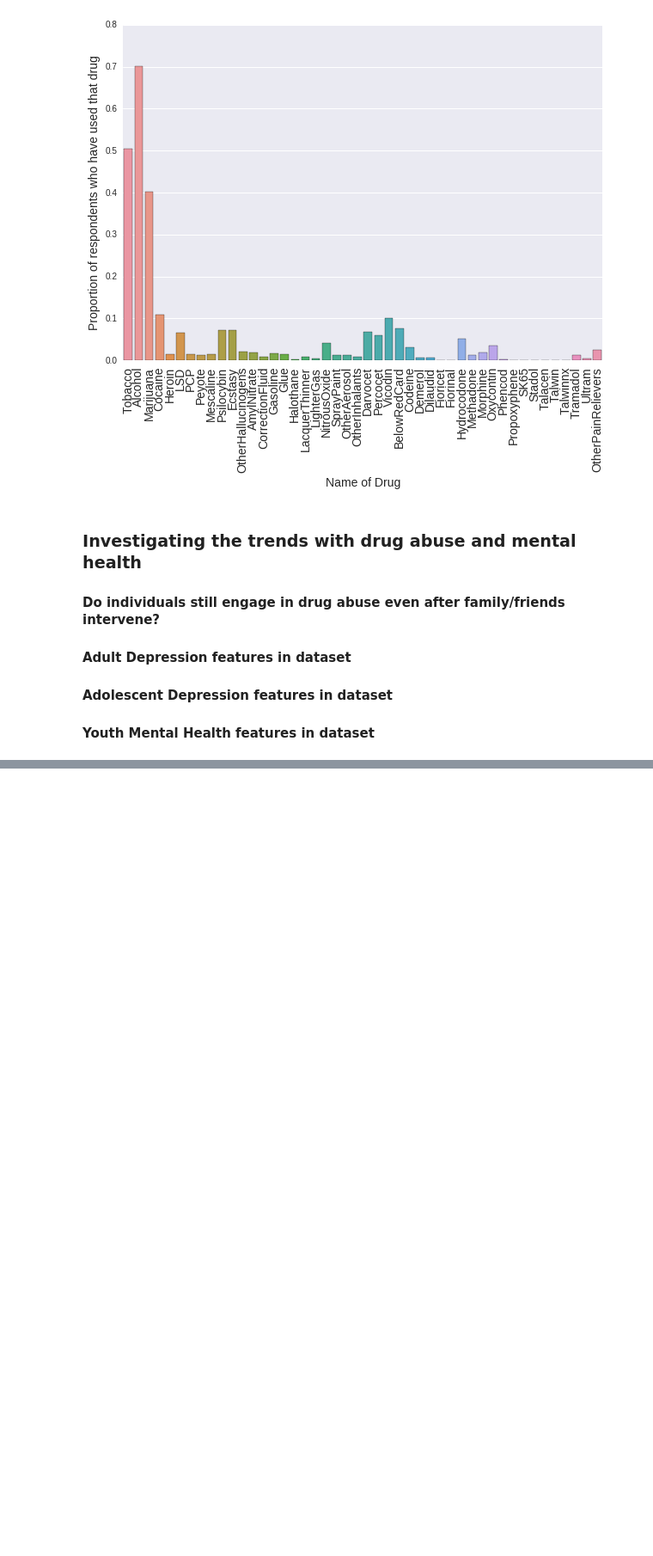
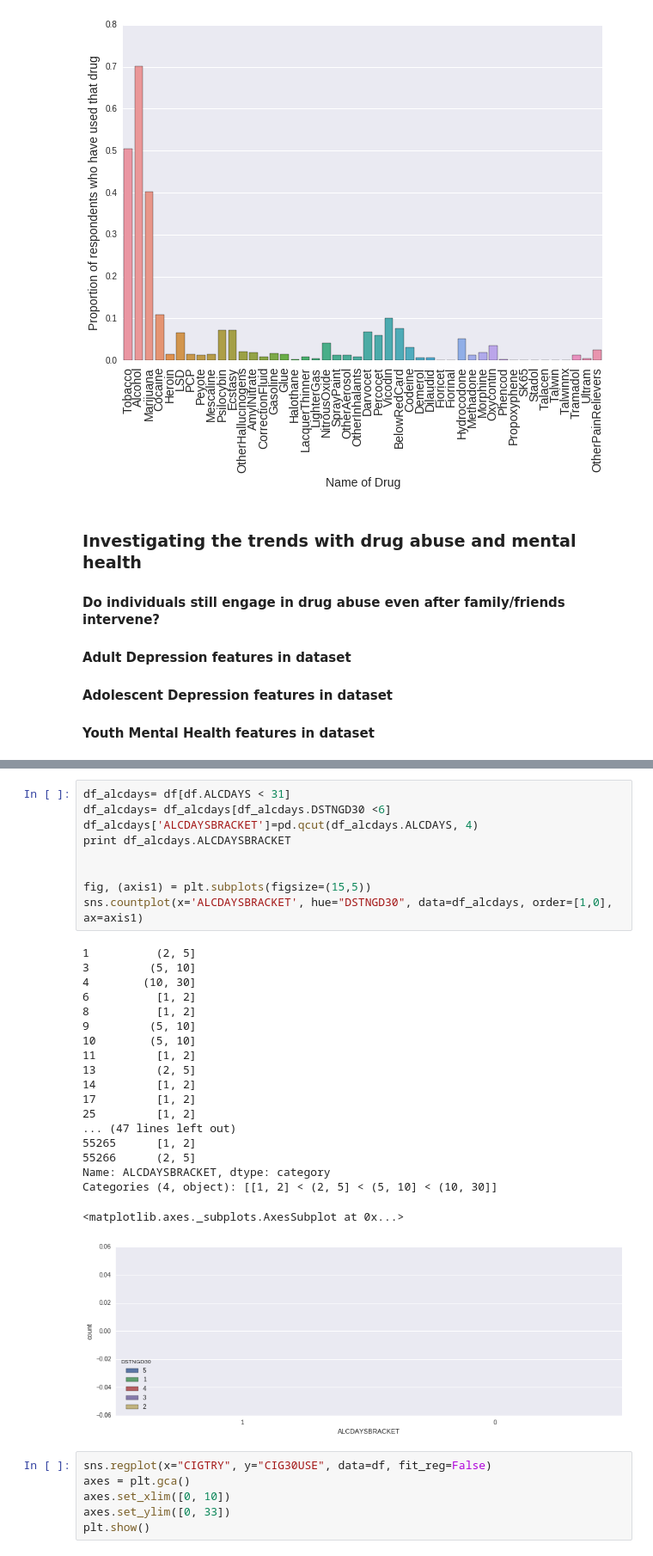
Before and after one commit to greenteawarrior/DataScience16CTW, a Jupyter notebook: drugs_usage_health_intro.ipynb, the cells around one changed output, grey strips where cells are left out. Shown at 86% size. Cells and saved outputs as stored; diff of their text form; blank space fills up the shorter version.

```diff
--- a/drugs_usage_health_intro.ipynb
+++ b/drugs_usage_health_intro.ipynb
@@ -154,0 +184,35 @@ plt.show()
+# %%
+df_alcdays= df[df.ALCDAYS < 31]
+df_alcdays= df_alcdays[df_alcdays.DSTNGD30 <6]
+df_alcdays['ALCDAYSBRACKET']=pd.qcut(df_alcdays.ALCDAYS, 4)
+print df_alcdays.ALCDAYSBRACKET
+
+
+fig, (axis1) = plt.subplots(figsize=(15,5))
+sns.countplot(x='ALCDAYSBRACKET', hue="DSTNGD30", data=df_alcdays, order=[1,0], ax=axis1)
+# %% [output]
+1          (2, 5]
+3         (5, 10]
+4        (10, 30]
+6          [1, 2]
+8          [1, 2]
+9         (5, 10]
+10        (5, 10]
+11         [1, 2]
+13         (2, 5]
+14         [1, 2]
+17         [1, 2]
+25         [1, 2]
+... (47 lines left out)
+55265      [1, 2]
+55266      (2, 5]
+Name: ALCDAYSBRACKET, dtype: category
+Categories (4, object): [[1, 2] < (2, 5] < (5, 10] < (10, 30]]
+<matplotlib.axes._subplots.AxesSubplot at 0x...>
+[figure, added]
+# %%
+sns.regplot(x="CIGTRY", y="CIG30USE", data=df, fit_reg=False)
+axes = plt.gca()
+axes.set_xlim([0, 10])
+axes.set_ylim([0, 33])
+plt.show()
```
Also changed, not shown: parts of 2 cells of this notebook.
